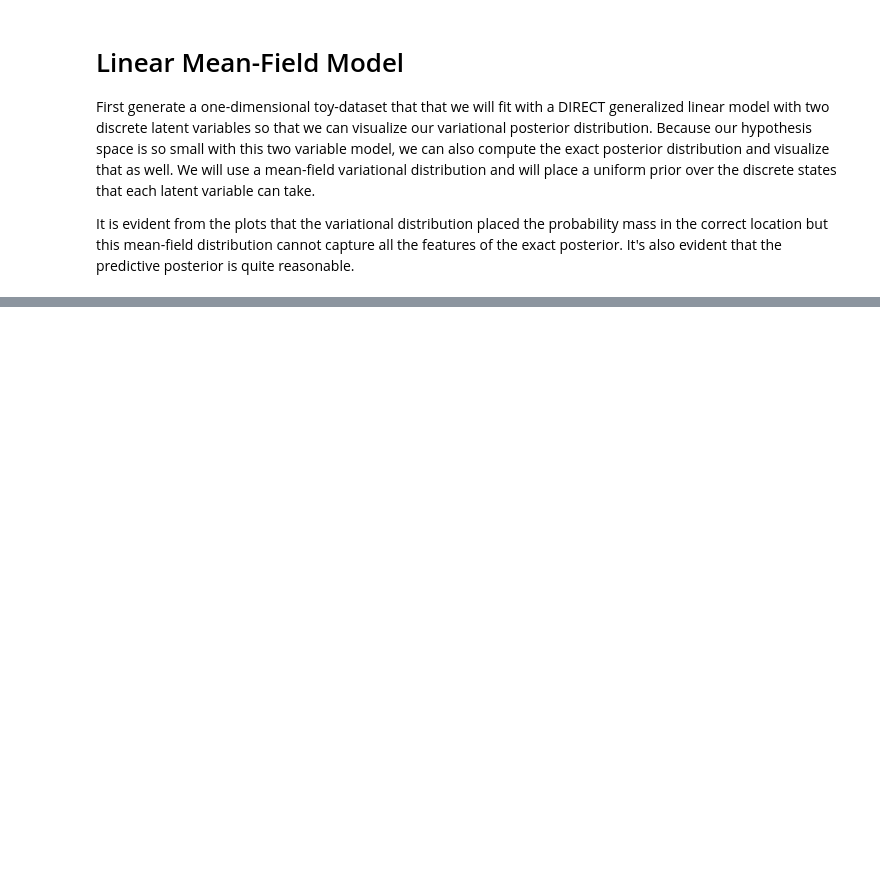
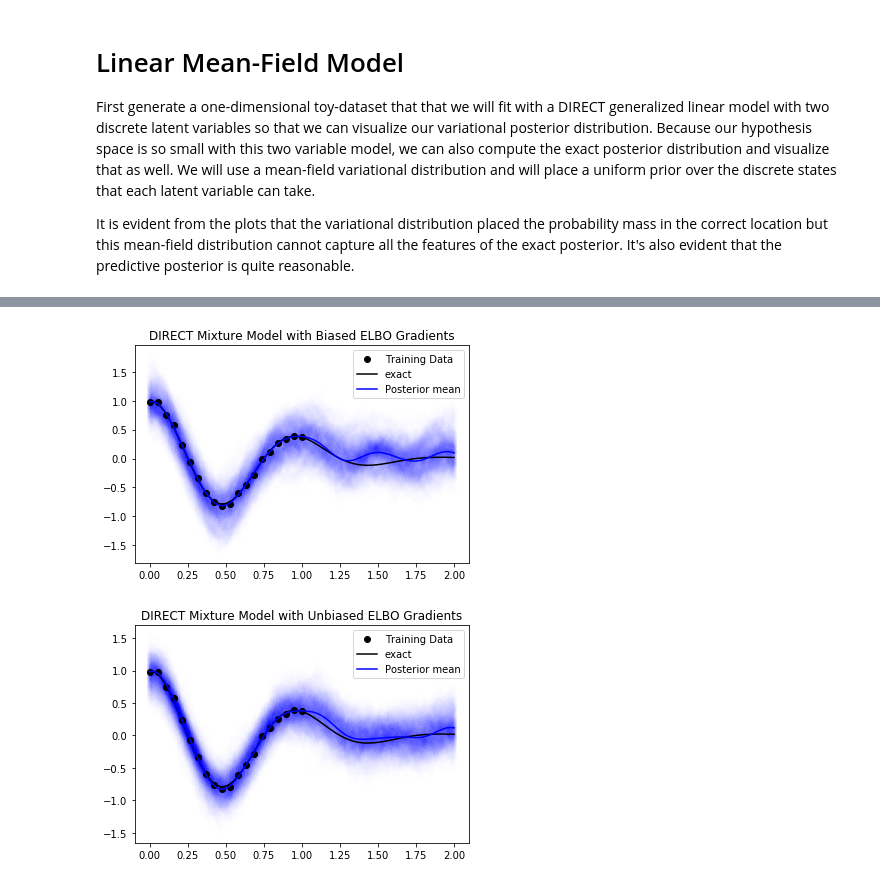
Before and after one commit to treforevans/direct, a Jupyter notebook: tutorial.ipynb, the cells around one changed output, grey strips where cells are left out. Saved outputs shown, nothing was run; the diff lists cells and outputs as text; code cells hidden in the pictures; blank space fills up the shorter version.

```diff
--- a/tutorial.ipynb
+++ b/tutorial.ipynb
@@ -153,0 +201,29 @@ ax.legend(loc=0);
+# %%
+for unbiased_ELBO in [False, True]:
+    print("Training DIRECT with %s ELBO Gradients"%(["Biased", "Unbiased"][unbiased_ELBO],))
+    np.random.seed(5)
+    tf.set_random_seed(5)
+    with tf.Session() as sess:
+        # initialize the DIRECT model
+        m = direct.BayesGLM(Phi=Phi, sig2_grid=noise_grid, y=y, Wbar=Wbar, logP=logP, logpsig=logpsig,
+                           n_mixtures=5, reinforce_entropy=(100*unbiased_ELBO))
+
+        # train the model and get the posterior mean and samples on the test set
+        sess.run(tf.global_variables_initializer())
+        m.train(n_epochs=20000, sess=sess, display_step=1000)
+        y_mean = sess.run(m.predict_mean(Phi_X=Phi_test))
+        y_samples, sig2_samples = sess.run(m.predict_samples(Phi_X=Phi_test, n_samples=100))
+
+    # now plot the predictive posterior
+    fig, ax = plt.subplots()
+    for i, sig2 in enumerate(sig2_samples.squeeze()): # loop through each predictive posterior sample
+        ax.plot(x_test,
+                y_samples[:,(i,)] + np.random.normal(size=(x_test.shape[0],5), scale=np.sqrt(sig2)),
+                'b', alpha=0.002, lw=5) # plot the sample with Gaussian noise
+    # ax.plot(x_test, y_samples, 'b', alpha=0.1, lw=1)
+    ax.plot(x,y,'ko', label='Training Data')
+    ax.plot(x_test, y_test, 'k', label='exact')
+    ax.plot(x_test, y_mean, 'b', label='Posterior mean')
+    ax.legend(loc=0)
+    ax.set_title("DIRECT Mixture Model with %s ELBO Gradients"%(["Biased", "Unbiased"][unbiased_ELBO],));
+# %% [output]
@@ -153,0 +247,2 @@ ax.legend(loc=0);
+[figure, added]
+[figure, added]
```
Also changed, not shown: parts of 5 cells of this notebook, 2 other files.
